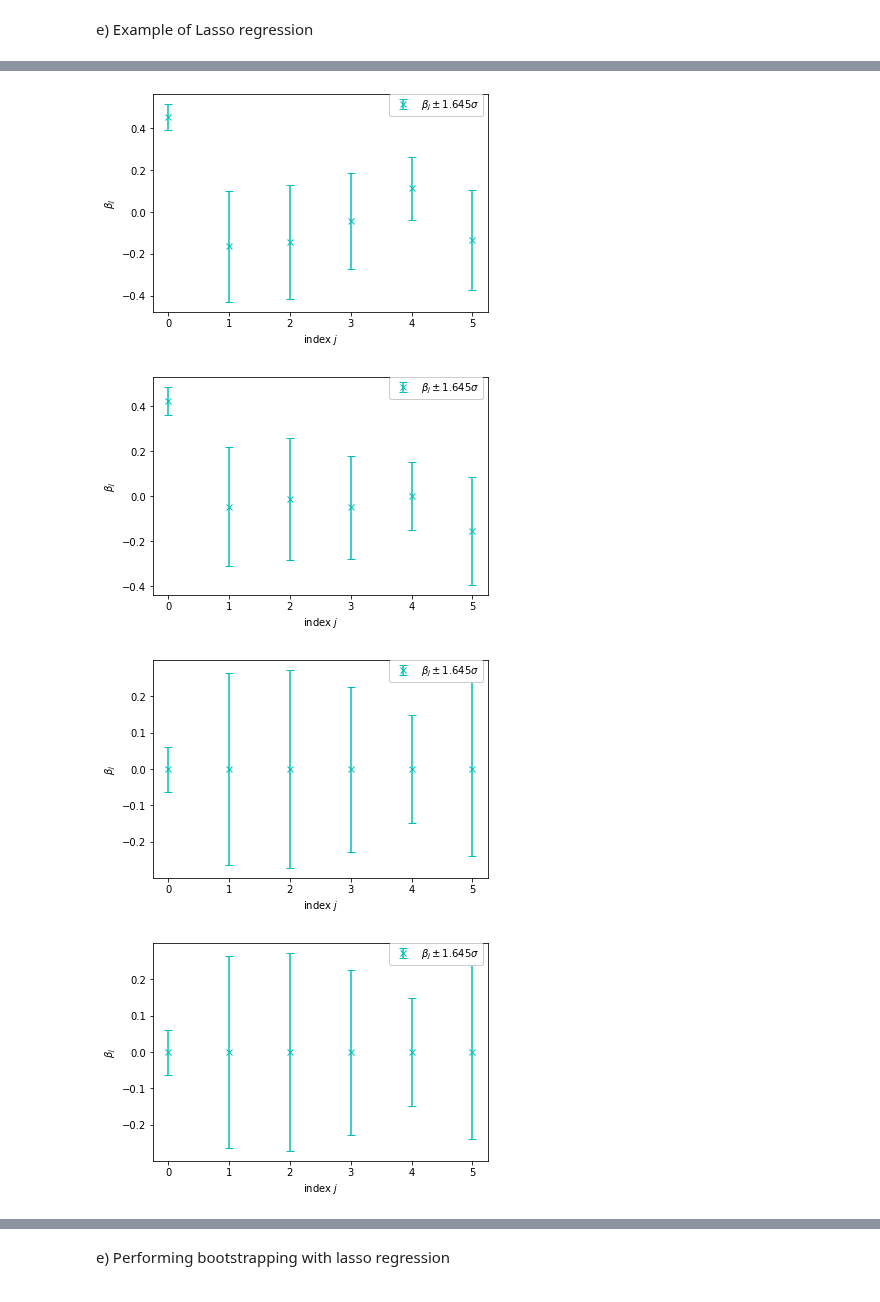
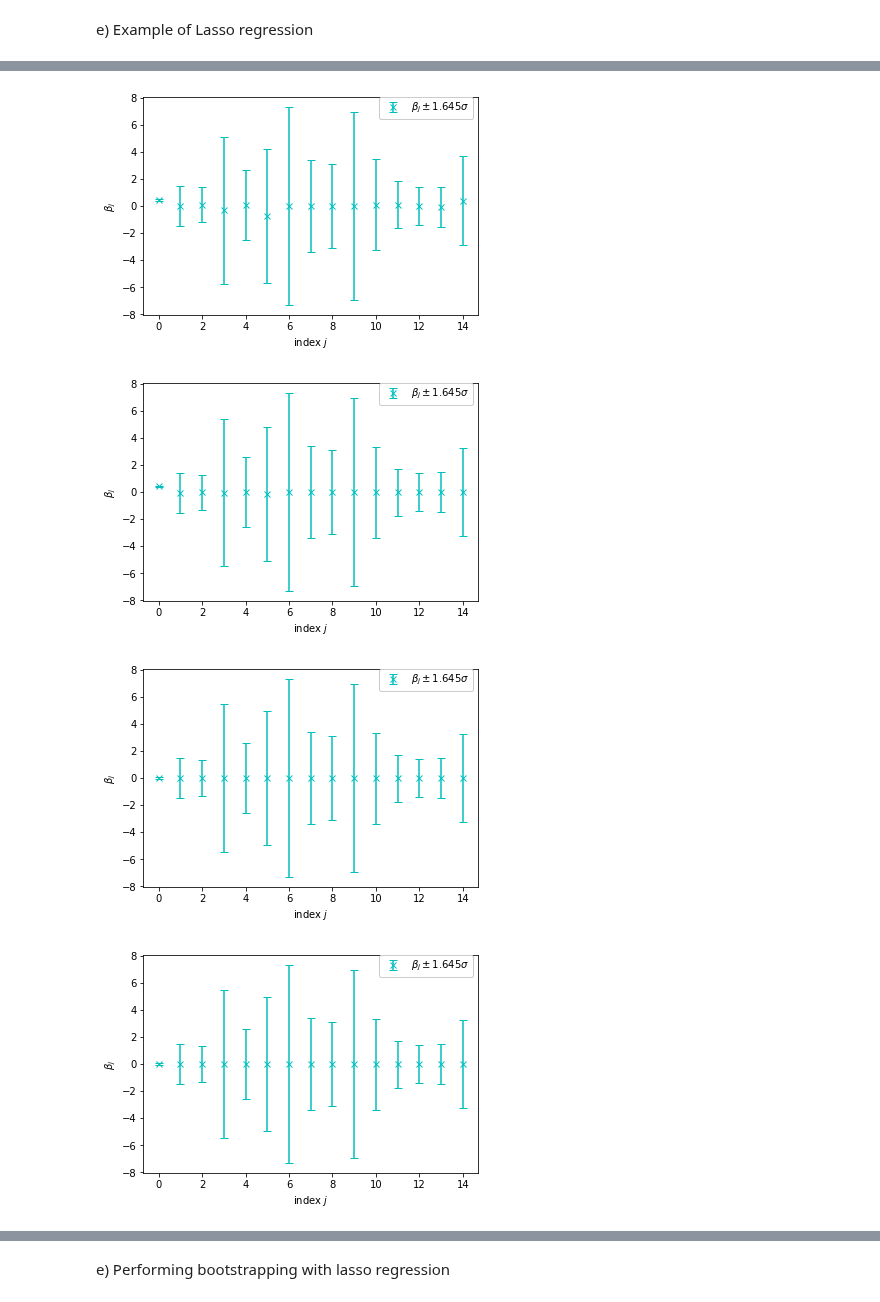
Before and after one commit to espentn/FYS-STK3155, a Jupyter notebook: FYS-STK3155.ipynb, the cells around one changed output, grey strips where cells are left out. Drawn from its saved outputs; the diff is of its cells as text; code cells hidden in the pictures.

```diff
--- a/FYS-STK3155.ipynb
+++ b/FYS-STK3155.ipynb
@@ -674,7 +656,7 @@ e) Example of Lasso regression
 np.random.seed(26)
 
 sig2 = 0.1 # noise variance
-degree = 2 # polynomial degree
+degree = 4 # polynomial degree
 n = 10 # number of data points for each feature
 x1, x2, y = createDataPoints(n, sig2)
 X = createDesignMatrix(x1,x2,degree)
@@ -682,6 +664,6 @@ X = createDesignMatrix(x1,x2,degree)
 X_train, X_test, y_train, y_test = train_test_split(X,y,test_size=0.3)
 X_train, X_test = Scale(X_train, X_test)
 
-beta_lasso, _ = lassoRegression(X_train, X_test,y_train, y_test, nlambdas=5, plot=True)
+_ = lassoRegression(X_train, X_test,y_train, y_test, nlambdas=5, plot=True)
 # CIBeta(X=X_train, Beta=beta_lasso)
 # %% [output]
@@ -715,4 +671,4 @@ The 90% confidence interval for beta_2 is 0.8783189870803656 ⟷ 1.4229414502131
-[figure, old version]
+[figure, new version]
-[figure, old version]
+[figure, new version]
-[figure, old version]
+[figure, new version]
-[figure, old version]
+[figure, new version]
```
Also changed, not shown: parts of 3 cells of this notebook.
